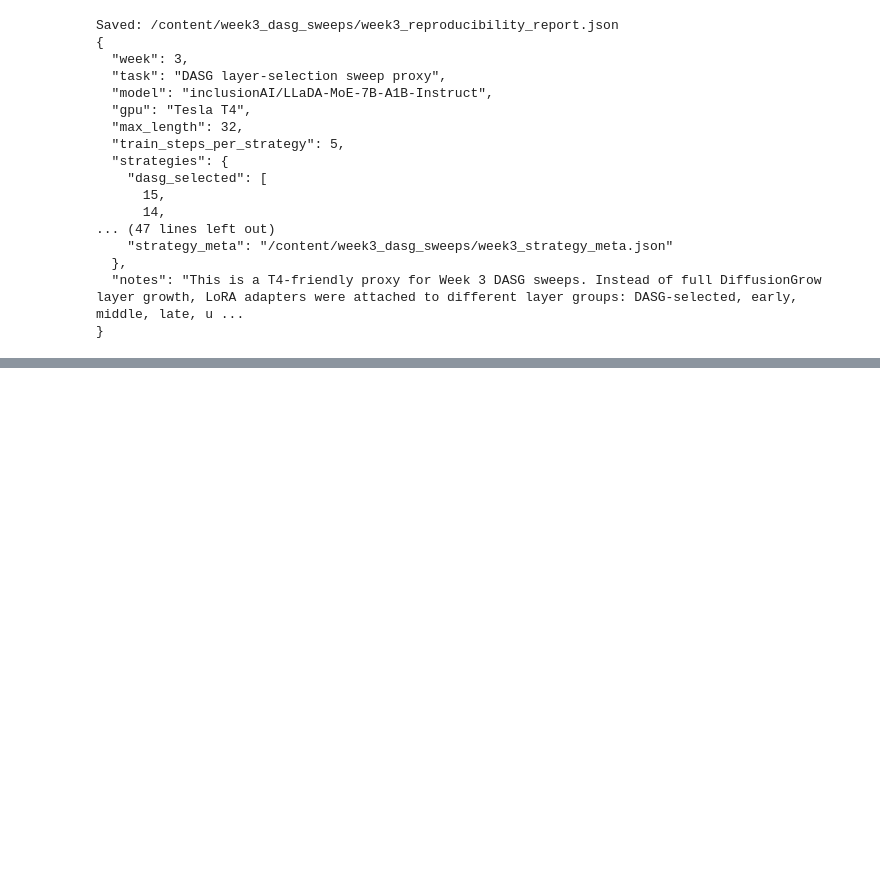
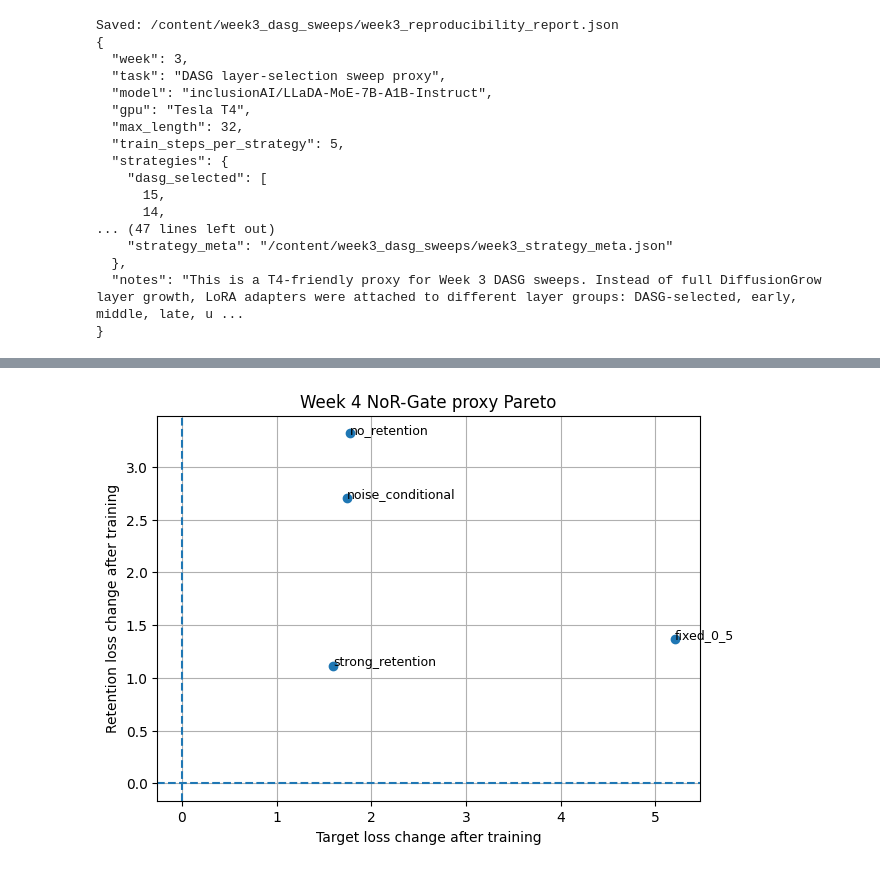
Before and after one commit to ArthTechX/Diffusion-Language-Models, a Jupyter notebook: week1_llada_moe_structured_proposal.ipynb, the cells around one changed output, grey strips where cells are left out. Cells and saved outputs as stored; diff of their text form; code cells hidden in the pictures; blank space fills up the shorter version.

```diff
--- a/week1_llada_moe_structured_proposal.ipynb
+++ b/week1_llada_moe_structured_proposal.ipynb
@@ -2188,0 +2522,7 @@ Saved: /content/week3_dasg_sweeps/week3_reproducibility_report.json
+# %%
+from contextlib import nullcontext
+
+def adapter_disabled_context(model):
+    if hasattr(model, "disable_adapter"):
+        return model.disable_adapter()
+    return nullcontext()
@@ -2188,0 +2960,14 @@ Saved: /content/week3_dasg_sweeps/week3_reproducibility_report.json
+# %%
+pivot = phase_summary.pivot_table(
+    index=["schedule", "clean_domain"],
+    columns="phase",
+    values="mean_weighted_loss",
+).reset_index()
+
+pivot["loss_change_after_minus_before"] = pivot["after"] - pivot["before"]
+
+pivot_path = WEEK4_DIR / "week4_before_after_loss_change.csv"
+pivot.to_csv(pivot_path, index=False)
+
+print("Saved:", pivot_path)
+display(pivot)
@@ -2188,0 +3024,25 @@ Saved: /content/week3_dasg_sweeps/week3_reproducibility_report.json
+# %%
+plt.figure(figsize=(7, 5))
+
+plt.scatter(
+    proxy["loss_change_after_minus_before_target"],
+    proxy["loss_change_after_minus_before_retention"],
+)
+
+for _, row in proxy.iterrows():
+    plt.text(
+        row["loss_change_after_minus_before_target"],
+        row["loss_change_after_minus_before_retention"],
+        row["schedule"],
+        fontsize=9,
+    )
+
+plt.axvline(0, linestyle="--")
+plt.axhline(0, linestyle="--")
+plt.xlabel("Target loss change after training")
+plt.ylabel("Retention loss change after training")
+plt.title("Week 4 NoR-Gate proxy Pareto")
+plt.grid(True)
+plt.show()
+# %% [output]
+[figure, added]
```
Also changed, not shown: parts of 21 cells of this notebook.
